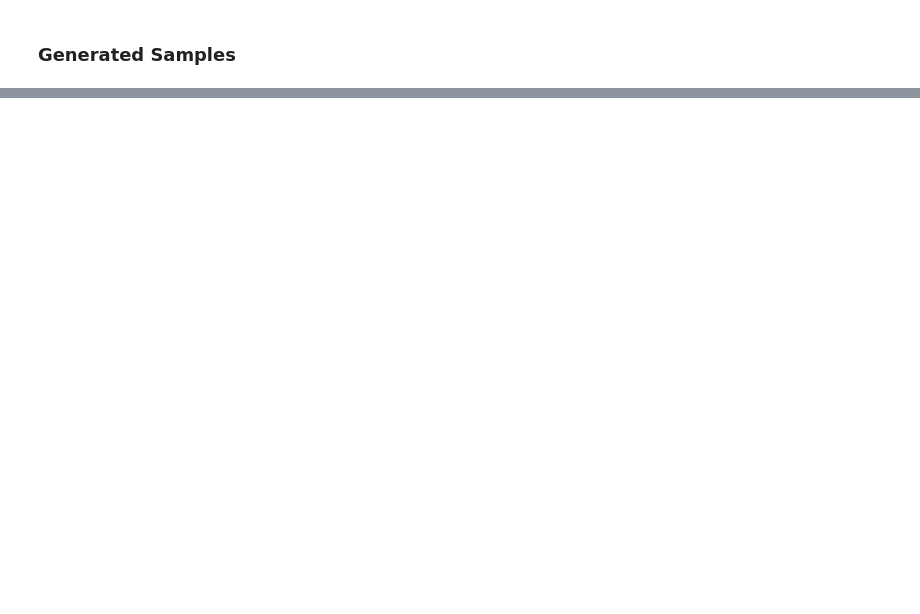
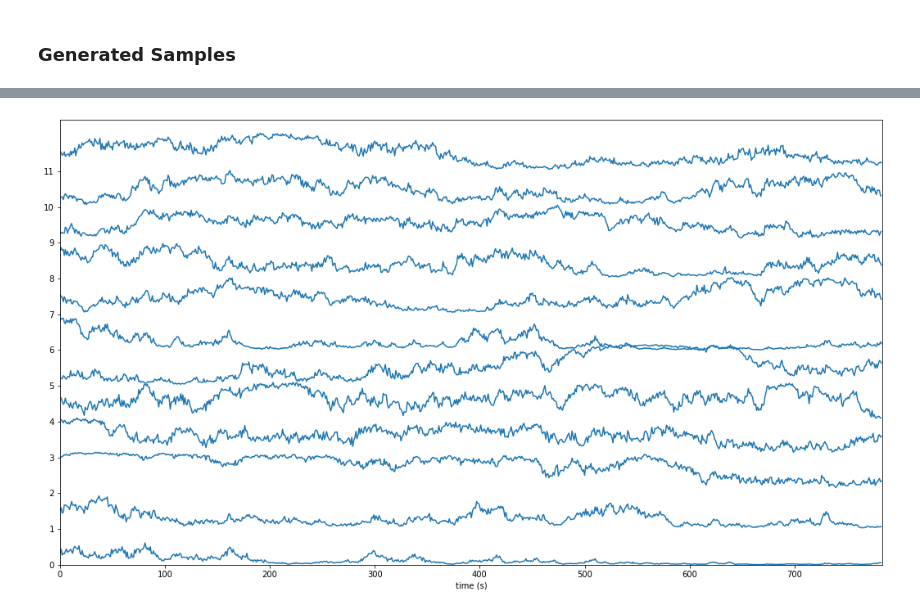
Before and after one commit to DanielLongo/NeuralFill, a Jupyter notebook: visualize/plot_recon_1c.ipynb, the cells around one changed output, grey strips where cells are left out. Cells and saved outputs as stored; diff of their text form; code cells hidden in the pictures; blank space fills up the shorter version.

```diff
--- a/visualize/plot_recon_1c.ipynb
+++ b/visualize/plot_recon_1c.ipynb
@@ -42,0 +47,7 @@ stacklineplot.stackplot(samples[:12], yscale=.8)
+# %%
+model = torch.load("../reconstruction/saved_runs/1593886455/model.pt")
+# %%
+samples = get_gens_samples(model, 30)
+stacklineplot.stackplot(samples[:12], yscale=.8)
+# %% [output]
+[figure, added]
```
Also changed, not shown: parts of 7 cells of this notebook, 8 other files.
